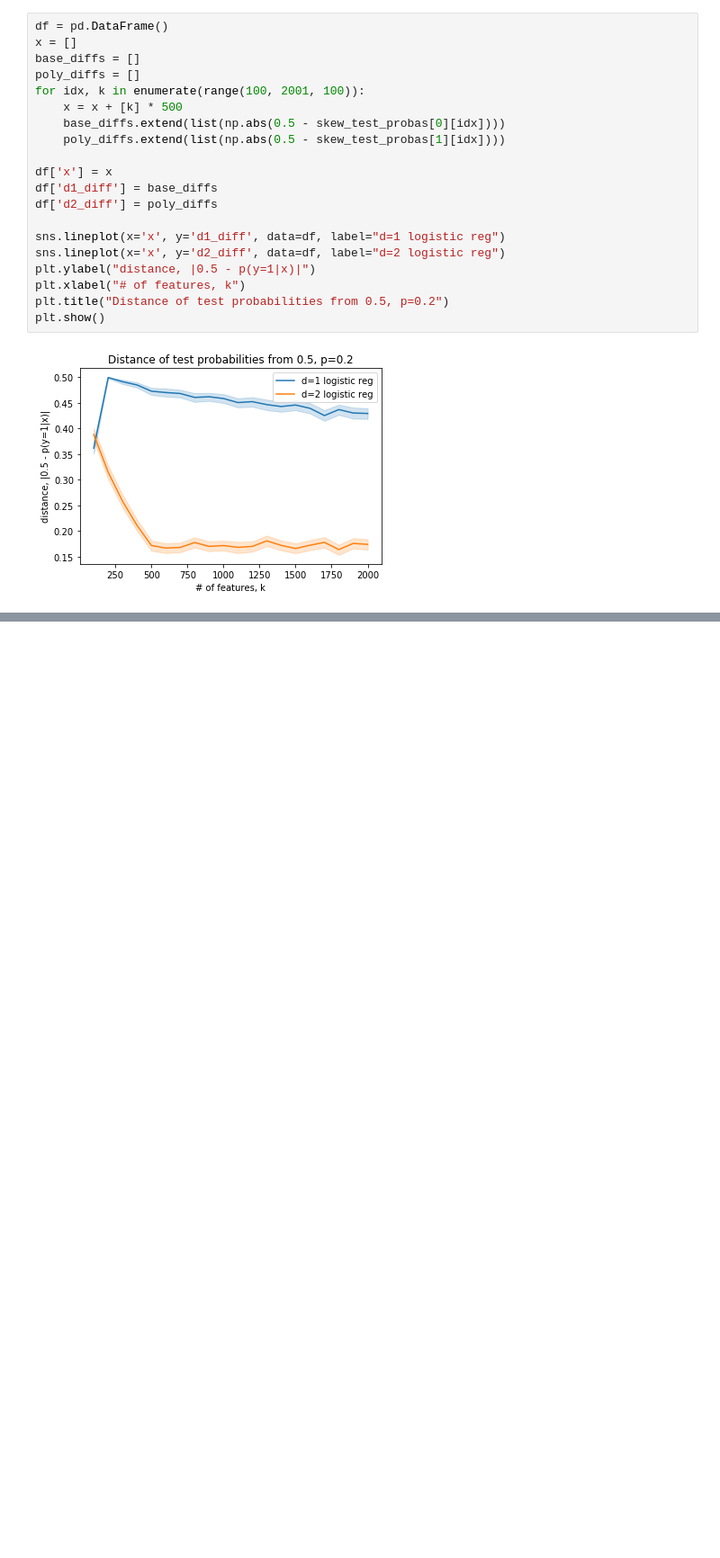
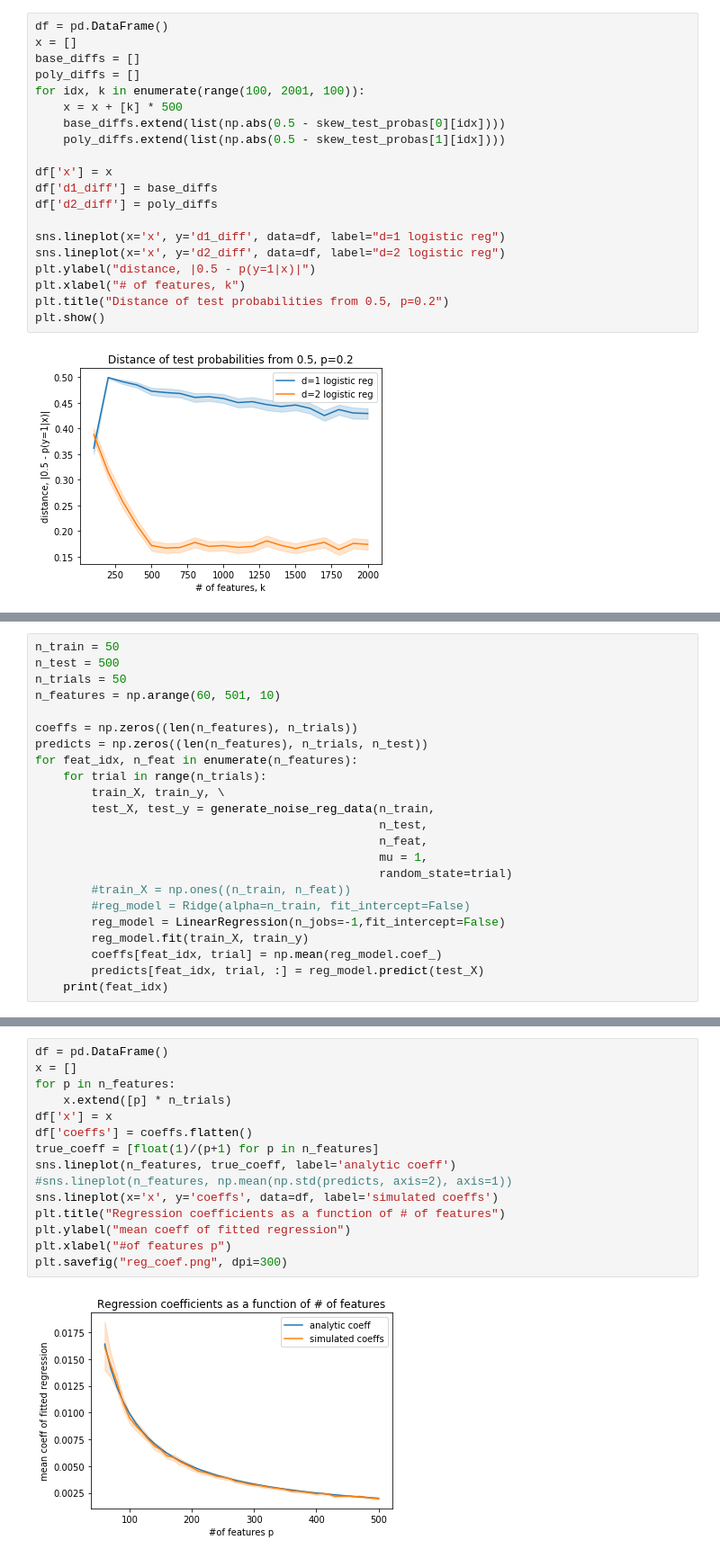
Before and after one commit to tliu526/overfitting, a Jupyter notebook: notebooks/noise_notebook.ipynb, the cells around one changed output, grey strips where cells are left out. Shown at 90% size. Saved outputs shown, nothing was run; the diff lists cells and outputs as text; blank space fills up the shorter version.

```diff
--- a/notebooks/noise_notebook.ipynb
+++ b/notebooks/noise_notebook.ipynb
@@ -218,0 +421,23 @@ plt.show()
+# %%
+n_train = 50
+n_test = 500
+n_trials = 50
+n_features = np.arange(60, 501, 10)
+
+coeffs = np.zeros((len(n_features), n_trials))
+predicts = np.zeros((len(n_features), n_trials, n_test))
+for feat_idx, n_feat in enumerate(n_features):
+    for trial in range(n_trials):
+        train_X, train_y, \
+        test_X, test_y = generate_noise_reg_data(n_train,
+                                                 n_test,
+                                                 n_feat,
+                                                 mu = 1,
+                                                 random_state=trial)
+        #train_X = np.ones((n_train, n_feat))
+        #reg_model = Ridge(alpha=n_train, fit_intercept=False)
+        reg_model = LinearRegression(n_jobs=-1,fit_intercept=False)
+        reg_model.fit(train_X, train_y)
+        coeffs[feat_idx, trial] = np.mean(reg_model.coef_)
+        predicts[feat_idx, trial, :] = reg_model.predict(test_X)
+    print(feat_idx)
@@ -218,0 +462,17 @@ plt.show()
+# %%
+df = pd.DataFrame()
+x = []
+for p in n_features:
+    x.extend([p] * n_trials)
+df['x'] = x
+df['coeffs'] = coeffs.flatten()
+true_coeff = [float(1)/(p+1) for p in n_features]
+sns.lineplot(n_features, true_coeff, label='analytic coeff')
+#sns.lineplot(n_features, np.mean(np.std(predicts, axis=2), axis=1))
+sns.lineplot(x='x', y='coeffs', data=df, label='simulated coeffs')
+plt.title("Regression coefficients as a function of # of features")
+plt.ylabel("mean coeff of fitted regression")
+plt.xlabel("#of features p")
+plt.savefig("reg_coef.png", dpi=300)
+# %% [output]
+[figure, added]
```
Also changed, not shown: parts of 26 cells of this notebook, 4 other files.
